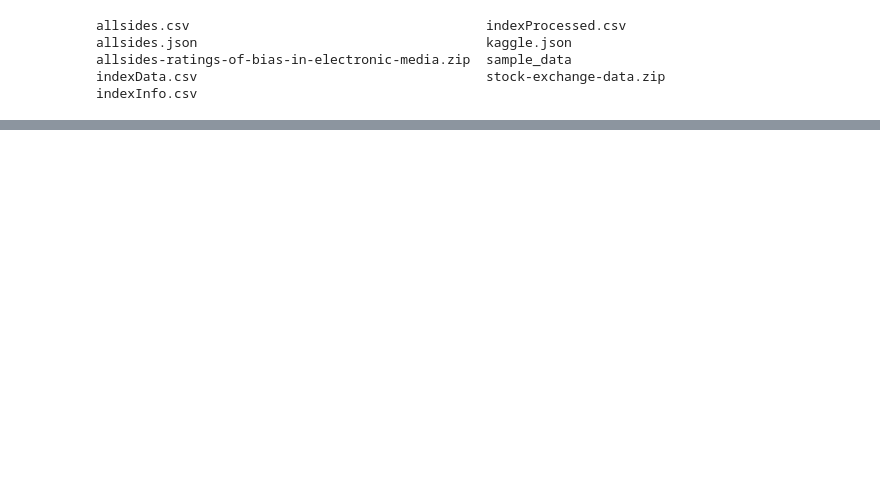
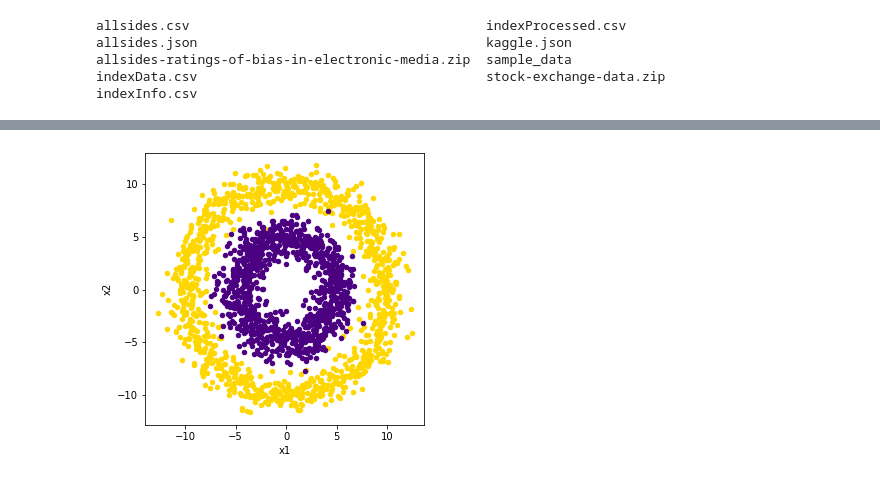
Before and after one commit to SIRI1023/SIRI1023.github.io, a Jupyter notebook: pandas.ipynb, the cells around one changed output, grey strips where cells are left out. Cells and saved outputs as stored; diff of their text form; code cells hidden in the pictures; blank space fills up the shorter version.

```diff
--- a/pandas.ipynb
+++ b/pandas.ipynb
@@ -399,0 +608,41 @@ indexInfo.csv
+# %%
+import numpy as np
+import pandas as pd
+import matplotlib.pyplot as plot
+
+def create_donut(radius, size=1000):
+    # assume that arr is in polar coordinates
+    arr = np.array([np.linspace(0, 2 * np.pi, size), np.random.randn(size)]).T + radius
+    cartesian_arr = np.array([arr[:, 1] * np.cos(arr[:, 0]), arr[:, 1] * np.sin(arr[:, 0])]).T
+    return cartesian_arr
+
+
+outerCircle = create_donut(10)
+innerCircle = create_donut(5)
+
+dfo = pd.DataFrame(outerCircle, columns=["x1", "x2"])
+dfo["y"] = 1
+dfi = pd.DataFrame(innerCircle, columns=["x1", "x2"])
+dfi["y"] = 0
+
+# generate DataFrame for result csv
+df_result = pd.concat([dfi, dfo], ignore_index=True)
+
+df_result["x1^2"] = df_result["x1"] ** 2
+df_result["x2^2"] = df_result["x2"] ** 2
+df_result["x1*x2"] = df_result["x1"] * df_result["x2"]
+
+# rearrange columns
+df_result = df_result[["x1", "x2", "x1^2", "x2^2", "x1*x2", "y"]]
+# shuffle to mix up "y" values
+df_result = df_result.sample(frac=1.0)
+
+df_result.to_csv("result.csv", header=False, index=False)
+
+# plot
+ax = dfo.plot(x=0, y=1, kind="scatter", color="gold")
+dfi.plot(x=0, y=1, kind="scatter", color="indigo", ax=ax, figsize=(5, 5), legend=False)
+
+plot.show()
+# %% [output]
+[figure, added]
```
Also changed, not shown: parts of 28 cells of this notebook.
